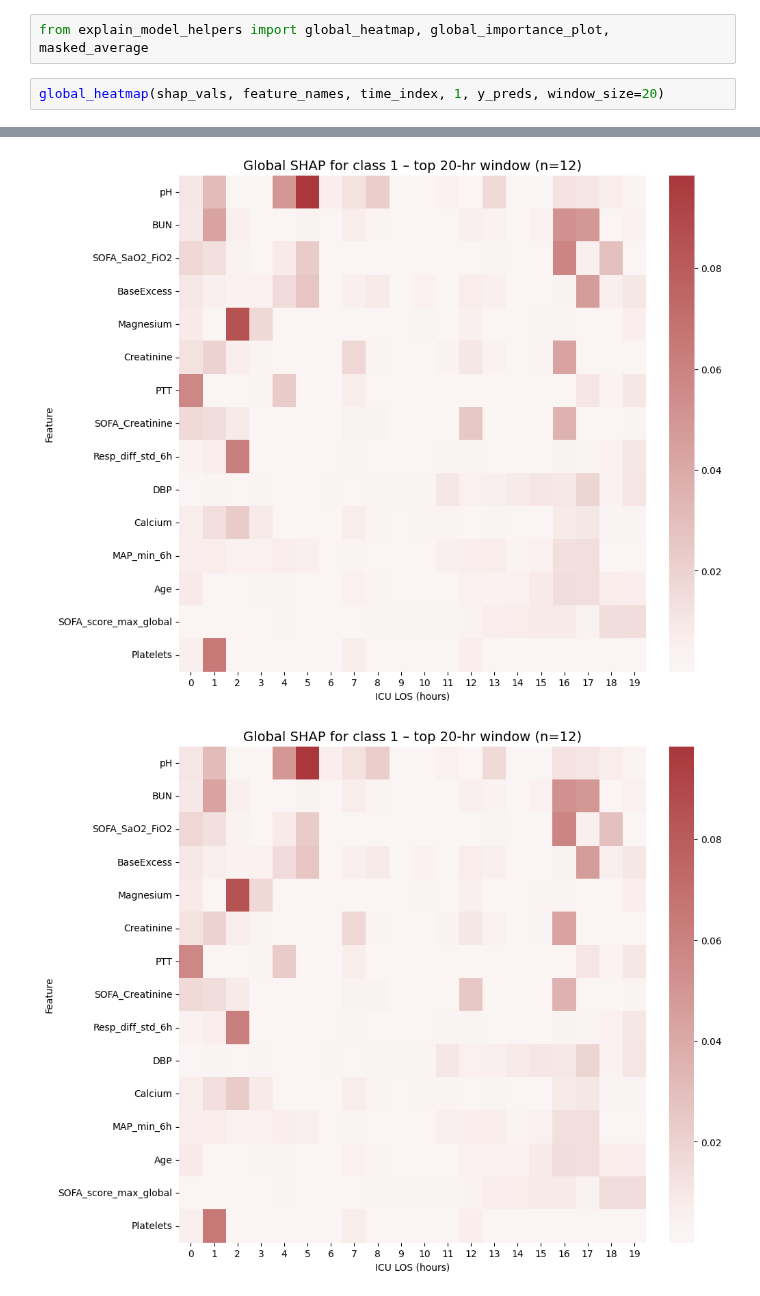
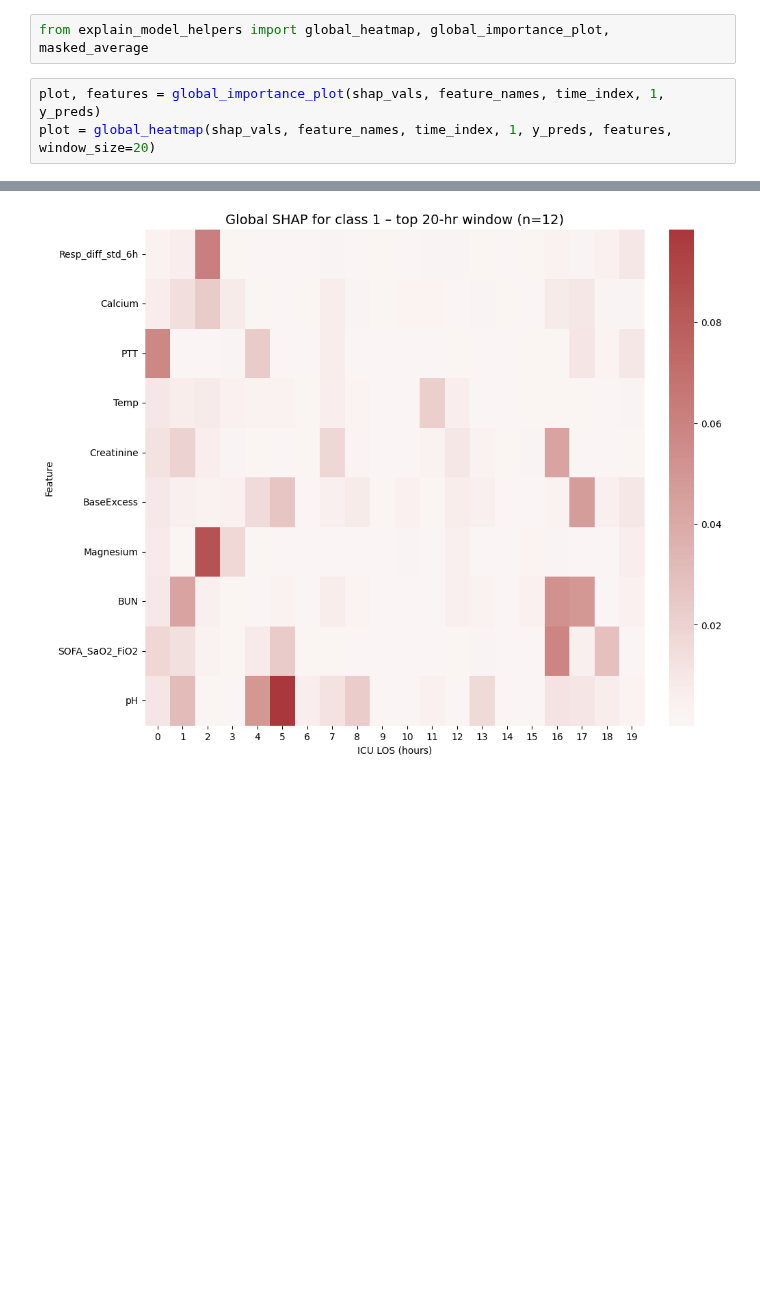
Before and after one commit to damianstone/dl-sepsis-prediction, a Jupyter notebook: models/model_B/explain_model.ipynb, the cells around one changed output, grey strips where cells are left out. Drawn from its saved outputs; the diff is of its cells as text; blank space fills up the shorter version.

```diff
--- a/models/model_B/explain_model.ipynb
+++ b/models/model_B/explain_model.ipynb
@@ -103,5 +103,6 @@ for idx, (patient_id, y_true, y_pred, y_prob) in enumerate(
 # %%
 from explain_model_helpers import global_heatmap, global_importance_plot, masked_average
 # %%
-global_heatmap(shap_vals, feature_names, time_index, 1, y_preds, window_size=20)
+plot, features = global_importance_plot(shap_vals, feature_names, time_index, 1, y_preds)
+plot = global_heatmap(shap_vals, feature_names, time_index, 1, y_preds, features, window_size=20)
 # %% [output]
@@ -109,3 +111,2 @@ INFO | explain_model_helpers | Selected window: 0 – 20
-[figure, old version]
-[figure, old version]
+[figure, new version]
 # %%
```
Also changed, not shown: parts of 4 cells of this notebook, 1 other file.
